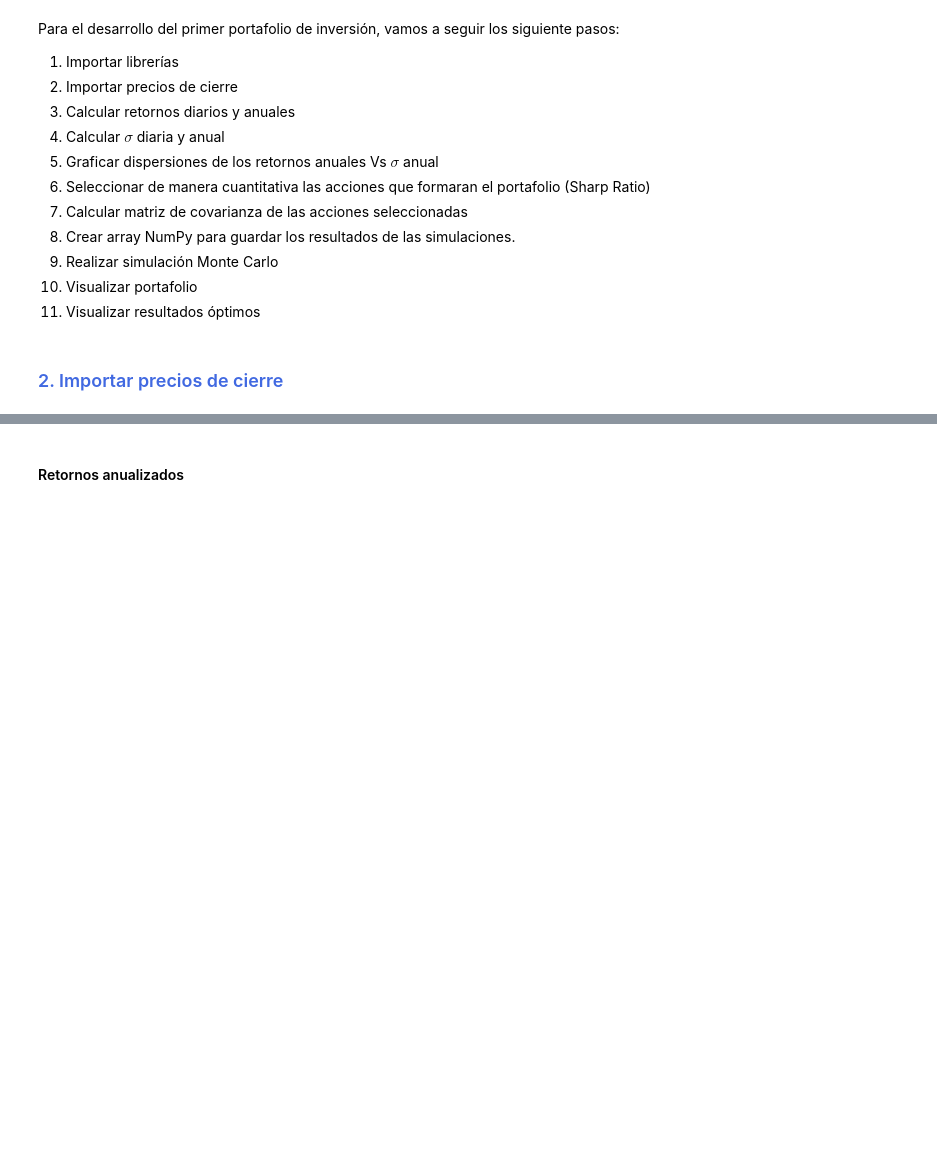
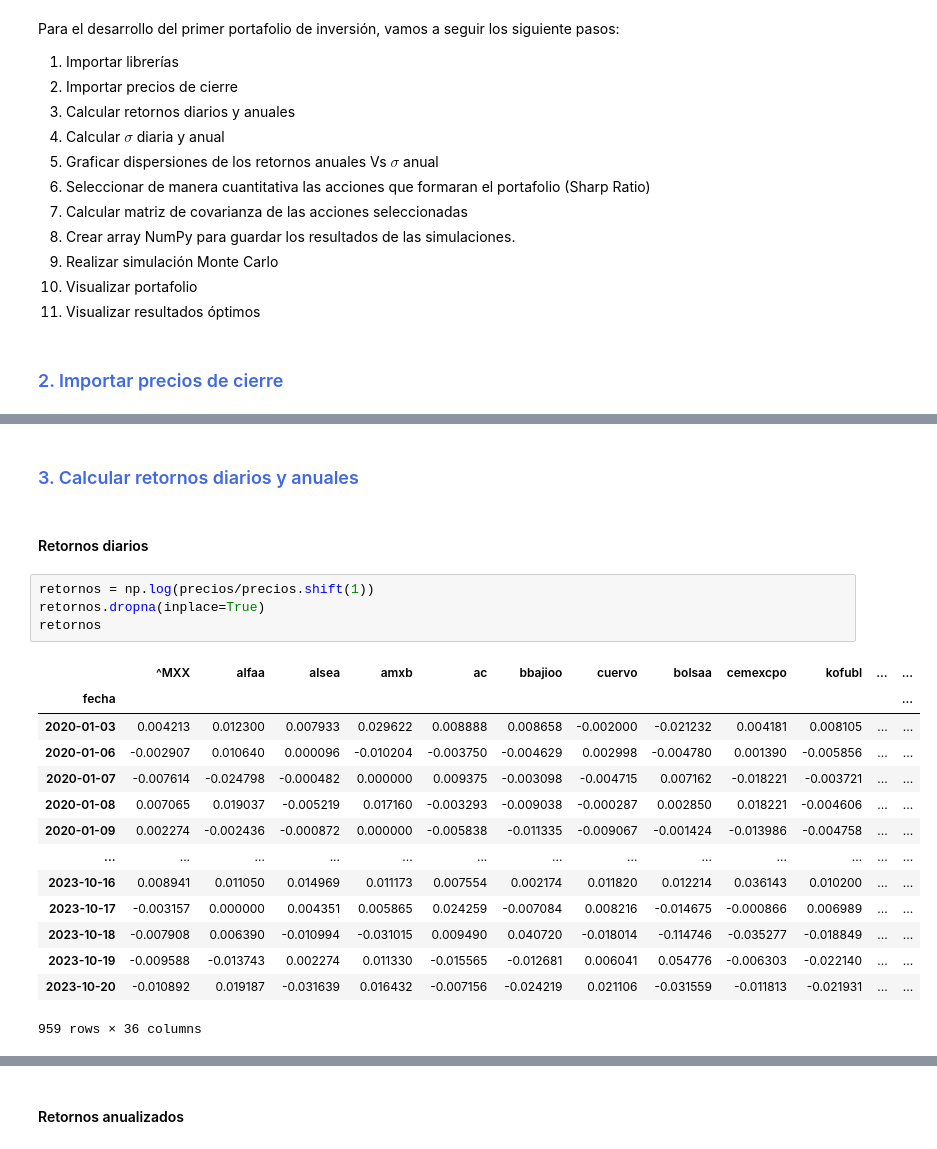
Before and after one commit to carlosdeoncedos/CienciaDatosFinanzas2023_09_lunes, a Jupyter notebook: Sesion_7.ipynb, the cells around one changed output, grey strips where cells are left out. Saved outputs shown, nothing was run; the diff lists cells and outputs as text; blank space fills up the shorter version.

```diff
--- a/Sesion_7.ipynb
+++ b/Sesion_7.ipynb
@@ -135,0 +154,23 @@ Para el desarrollo del primer portafolio de inversión, vamos a seguir los sigui
+# %% [markdown]
+### <font color='royalblue'>3. Calcular retornos diarios y anuales</font>
+# %% [markdown]
+#### Retornos diarios
+# %%
+retornos = np.log(precios/precios.shift(1))
+retornos.dropna(inplace=True)
+retornos
+# %% [output]
+|  | ^MXX | alfaa | alsea | amxb | ac | bbajioo | cuervo | bolsaa | cemexcpo | kofubl | ... | ... |
+| fecha |  |  |  |  |  |  |  |  |  |  |  | ... |
+| 2020-01-03 | 0.004213 | 0.012300 | 0.007933 | 0.029622 | 0.008888 | 0.008658 | -0.002000 | -0.021232 | 0.004181 | 0.008105 | ... | ... |
+| 2020-01-06 | -0.002907 | 0.010640 | 0.000096 | -0.010204 | -0.003750 | -0.004629 | 0.002998 | -0.004780 | 0.001390 | -0.005856 | ... | ... |
+| 2020-01-07 | -0.007614 | -0.024798 | -0.000482 | 0.000000 | 0.009375 | -0.003098 | -0.004715 | 0.007162 | -0.018221 | -0.003721 | ... | ... |
+| 2020-01-08 | 0.007065 | 0.019037 | -0.005219 | 0.017160 | -0.003293 | -0.009038 | -0.000287 | 0.002850 | 0.018221 | -0.004606 | ... | ... |
+| 2020-01-09 | 0.002274 | -0.002436 | -0.000872 | 0.000000 | -0.005838 | -0.011335 | -0.009067 | -0.001424 | -0.013986 | -0.004758 | ... | ... |
+| ... | ... | ... | ... | ... | ... | ... | ... | ... | ... | ... | ... | ... |
+| 2023-10-16 | 0.008941 | 0.011050 | 0.014969 | 0.011173 | 0.007554 | 0.002174 | 0.011820 | 0.012214 | 0.036143 | 0.010200 | ... | ... |
+| 2023-10-17 | -0.003157 | 0.000000 | 0.004351 | 0.005865 | 0.024259 | -0.007084 | 0.008216 | -0.014675 | -0.000866 | 0.006989 | ... | ... |
+| 2023-10-18 | -0.007908 | 0.006390 | -0.010994 | -0.031015 | 0.009490 | 0.040720 | -0.018014 | -0.114746 | -0.035277 | -0.018849 | ... | ... |
+| 2023-10-19 | -0.009588 | -0.013743 | 0.002274 | 0.011330 | -0.015565 | -0.012681 | 0.006041 | 0.054776 | -0.006303 | -0.022140 | ... | ... |
+| 2023-10-20 | -0.010892 | 0.019187 | -0.031639 | 0.016432 | -0.007156 | -0.024219 | 0.021106 | -0.031559 | -0.011813 | -0.021931 | ... | ... |
+959 rows × 36 columns
```
Also changed, not shown: parts of 32 cells of this notebook.
